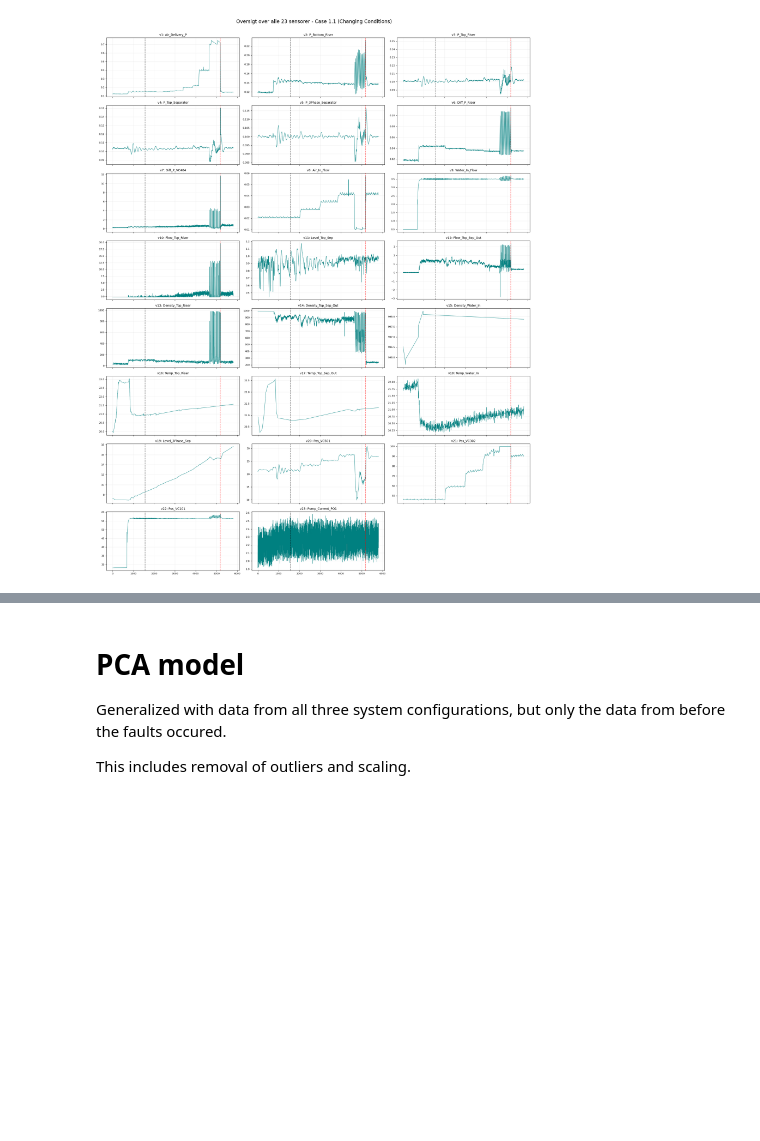
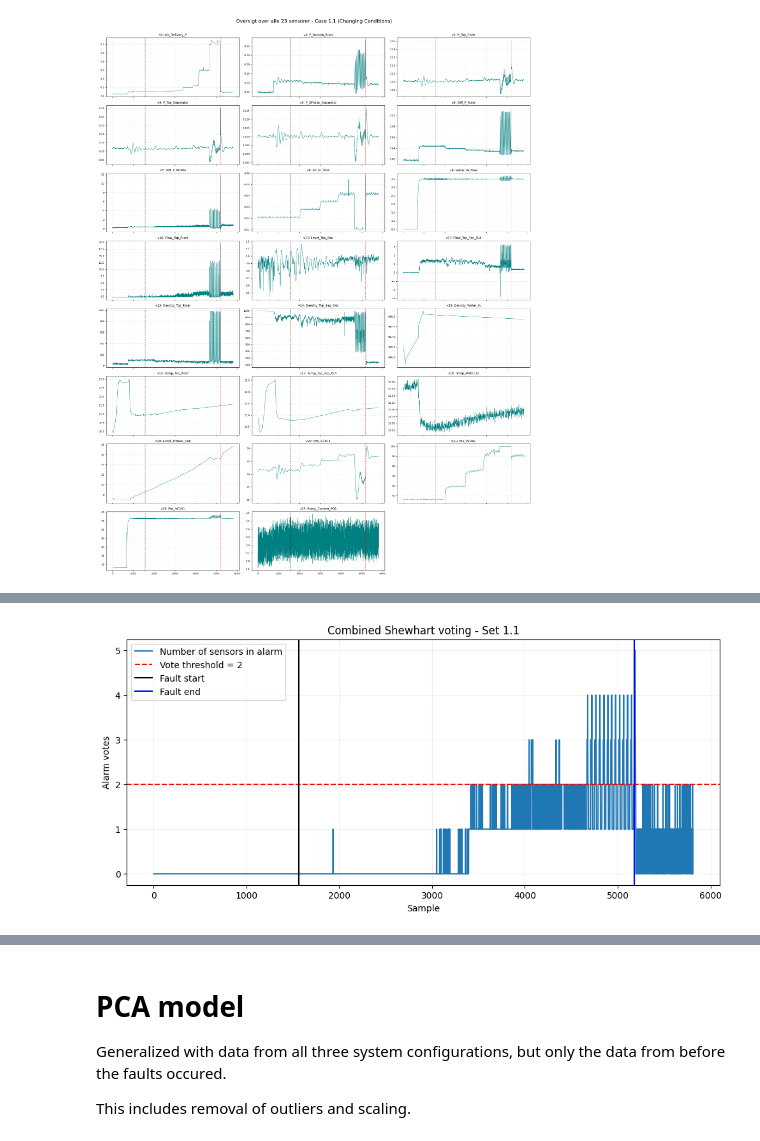
Before and after one commit to PeterAndersen-sdu/Fault-detection-project, a Jupyter notebook: project.ipynb, the cells around one changed output, grey strips where cells are left out. Drawn from its saved outputs; the diff is of its cells as text; code cells hidden in the pictures; blank space fills up the shorter version.

```diff
--- a/project.ipynb
+++ b/project.ipynb
@@ -164,0 +359,37 @@ plt.show()
+# %%
+def shewhart_multisensor_alarm(df_test, shewhart_models, sensors, vote_threshold=1):
+    alarm_df = pd.DataFrame(index=df_test.index)
+
+    for sensor in sensors:
+        _, test_series = preprocess_series_for_shewhart(df_test[sensor], df_test[sensor], remove_outliers=False)
+        lcl = shewhart_models[sensor]["LCL"]
+        ucl = shewhart_models[sensor]["UCL"]
+        alarm_df[sensor] = shewhart_predict(test_series, lcl, ucl).values
+
+    votes = alarm_df.sum(axis=1)
+    combined_alarm = votes >= vote_threshold
+
+    return alarm_df, votes, combined_alarm
+# %%
+dataset_name = "Set_1_1"
+df_test = datasets[dataset_name]
+fault_start = fault_info[dataset_name]["start"]
+fault_end = fault_info[dataset_name]["end"]
+
+alarm_df_1_1, votes_1_1, shewhart_alarm_1_1 = shewhart_multisensor_alarm(
+    df_test, shewhart_models, shewhart_sensors, vote_threshold=2
+)
+
+plt.figure(figsize=(12,5))
+plt.plot(votes_1_1.values, label='Number of sensors in alarm')
+plt.axhline(2, color='r', linestyle='--', label='Vote threshold = 2')
+plt.axvline(fault_start, color='black', linestyle='-', label='Fault start')
+plt.axvline(fault_end, color='blue', linestyle='-', label='Fault end')
+plt.title('Combined Shewhart voting - Set 1.1')
+plt.xlabel('Sample')
+plt.ylabel('Alarm votes')
+plt.grid(True, alpha=0.2)
+plt.legend()
+plt.show()
+# %% [output]
+[figure, added]
```
Also changed, not shown: parts of 22 cells of this notebook, 1 other file.
